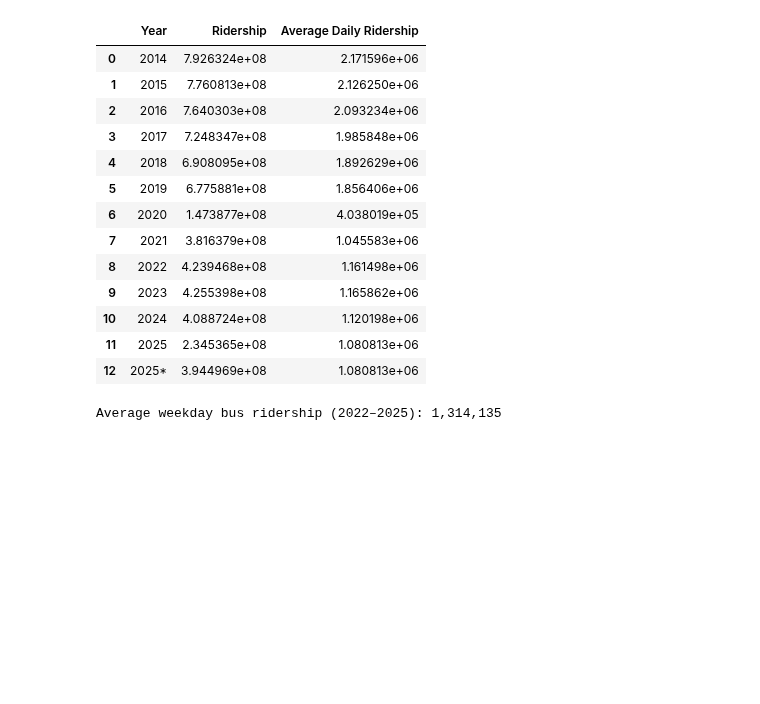
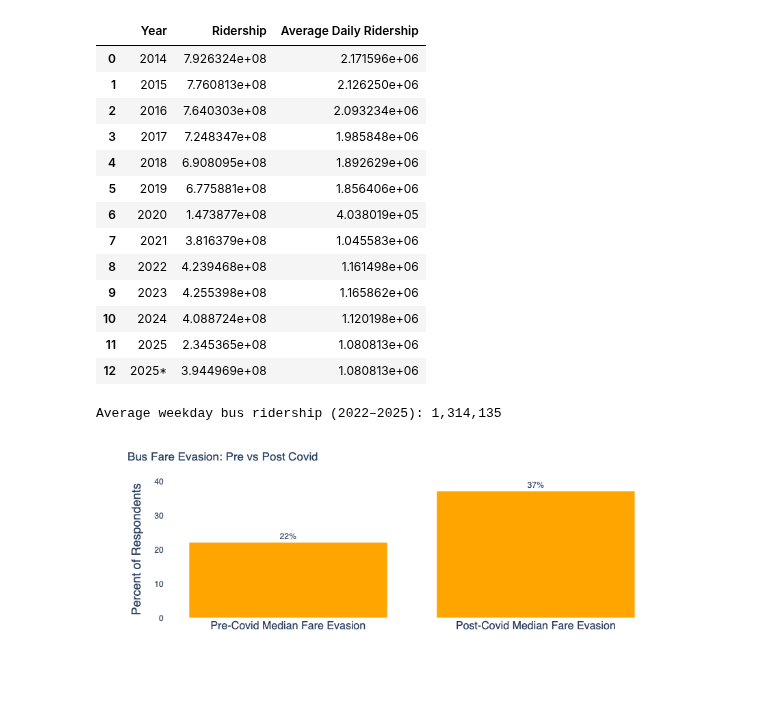
Before and after one commit to djbrown227/fare_evasion, a Jupyter notebook: notebooks/02_data_cleaning.ipynb, the cells around one changed output. Saved outputs shown, nothing was run; the diff lists cells and outputs as text; code cells hidden in the pictures; blank space fills up the shorter version.

```diff
--- a/notebooks/02_data_cleaning.ipynb
+++ b/notebooks/02_data_cleaning.ipynb
@@ -1875,3 +1875,42 @@ Average weekday bus ridership (2022–2025): 1,314,135
 # %%
 #Average Weekday Ridership Pre-Covid - 2,355,801
 #Average Weekday Ridership Post-Covid - 1,314,135
+# %%
+import plotly.express as px
+import pandas as pd
+
+# Embedded data
+survey = pd.DataFrame([
+    {"question": "Pre-Covid Median Fare Evasion", "yes": 22},
+    {"question": "Post-Covid Median Fare Evasion", "yes": 37}
+])
+
+# Create bar chart
+fig = px.bar(
+    survey,
+    x="question",
+    y="yes",
+    text="yes",
+    labels={"yes": "Percent of Respondents", "question": ""},
+    title="Bus Fare Evasion: Pre vs Post Covid"
+)
+
+# Update layout (fonts, margins, etc.)
+fig.update_traces(
+    texttemplate="%{y}%",
+    textposition="outside",
+    marker_color="orange"
+)
+
+fig.update_layout(
+    yaxis=dict(range=[0, 40], tickformat="d%", title="Percent of Respondents"),
+    xaxis=dict(title=None, tickfont=dict(size=16, family="Helvetica")),
+    yaxis_title_font=dict(size=18, family="Helvetica"),
+    margin=dict(l=100, r=100, t=60, b=100),
+    font=dict(family="Helvetica"),
+    plot_bgcolor="white"
+)
+
+fig.show()
+# %% [output]
+[figure, added]
```
Also changed, not shown: 9 other files.
